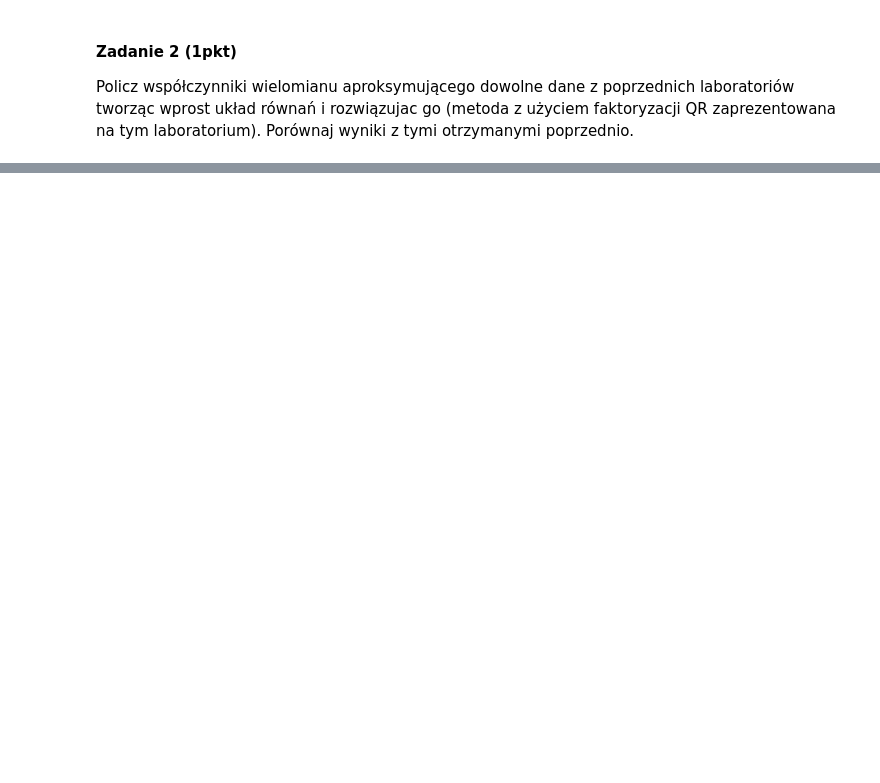
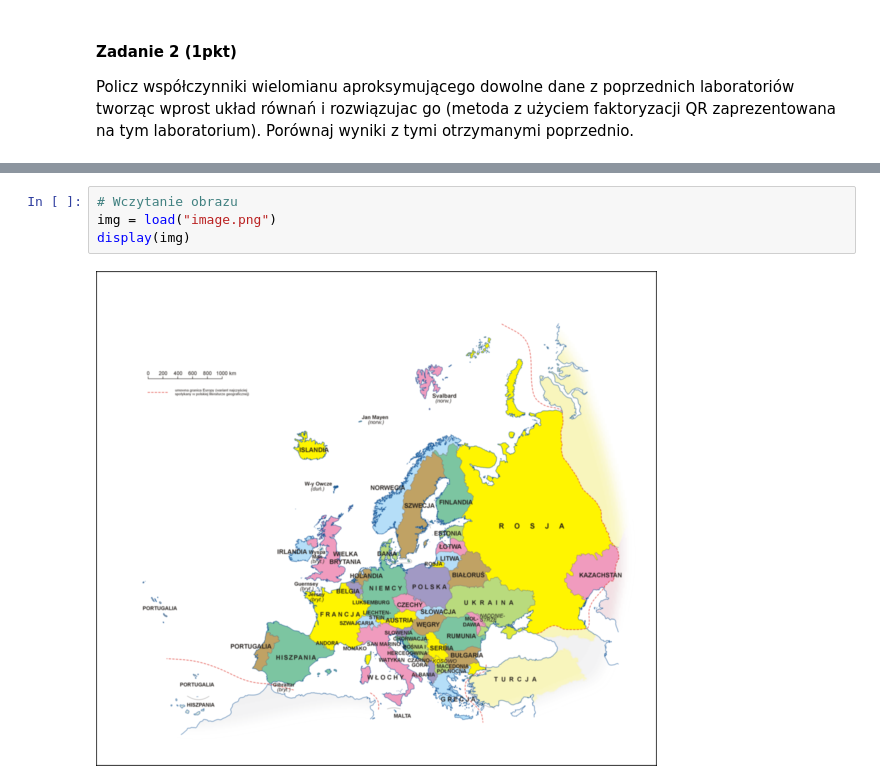
Before and after one commit to IwoSzczepaniak/MOWNiT, a Jupyter notebook: Mownit_lab9/lab9.ipynb, the cells around one changed output, grey strips where cells are left out. Drawn from its saved outputs; the diff is of its cells as text; blank space fills up the shorter version.

```diff
--- a/Mownit_lab9/lab9.ipynb
+++ b/Mownit_lab9/lab9.ipynb
@@ -40,0 +68,6 @@ Porównaj wyniki z tymi otrzymanymi poprzednio.
+# %%
+# Wczytanie obrazu
+img = load("image.png")
+display(img)
+# %% [output]
+[figure, added]
```
Also changed, not shown: parts of 8 cells of this notebook, 2 other files.
